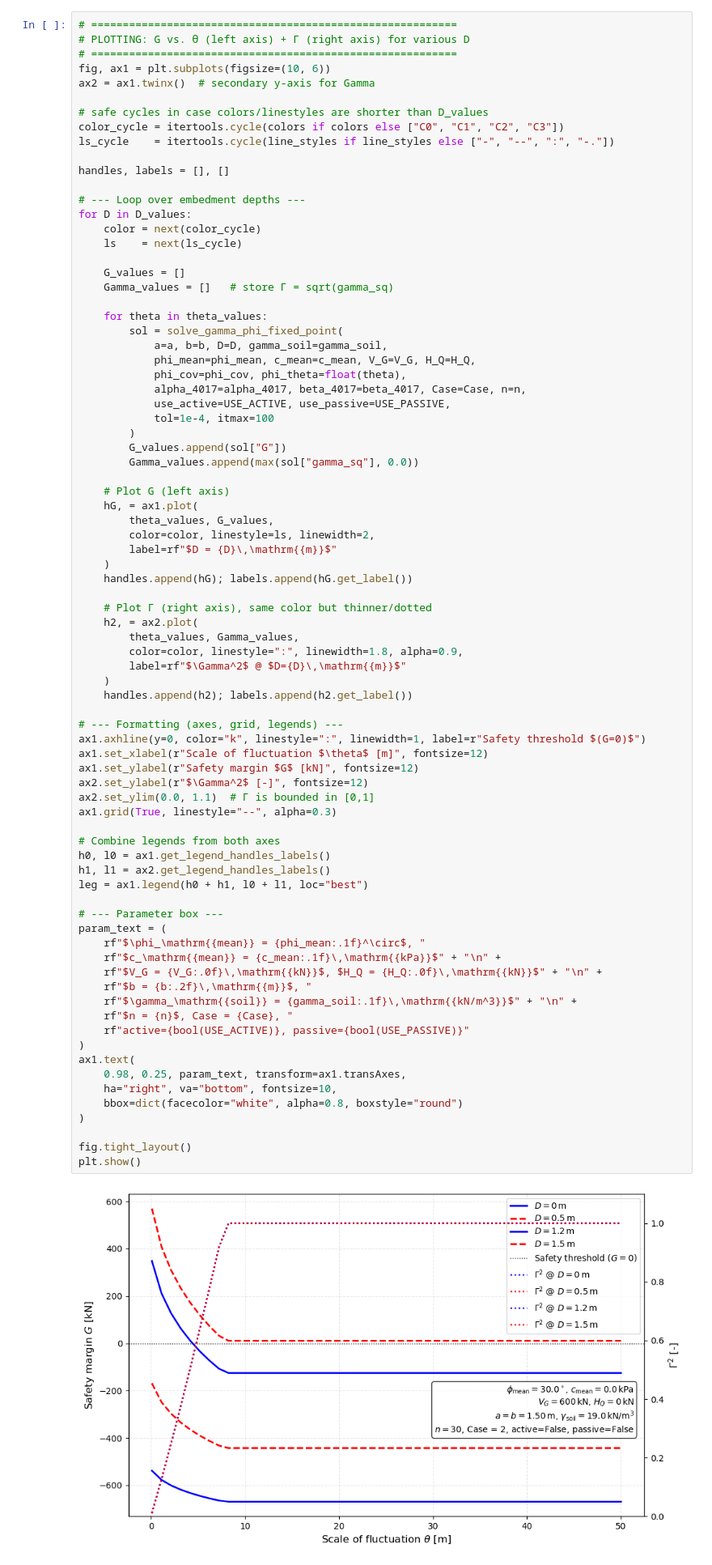
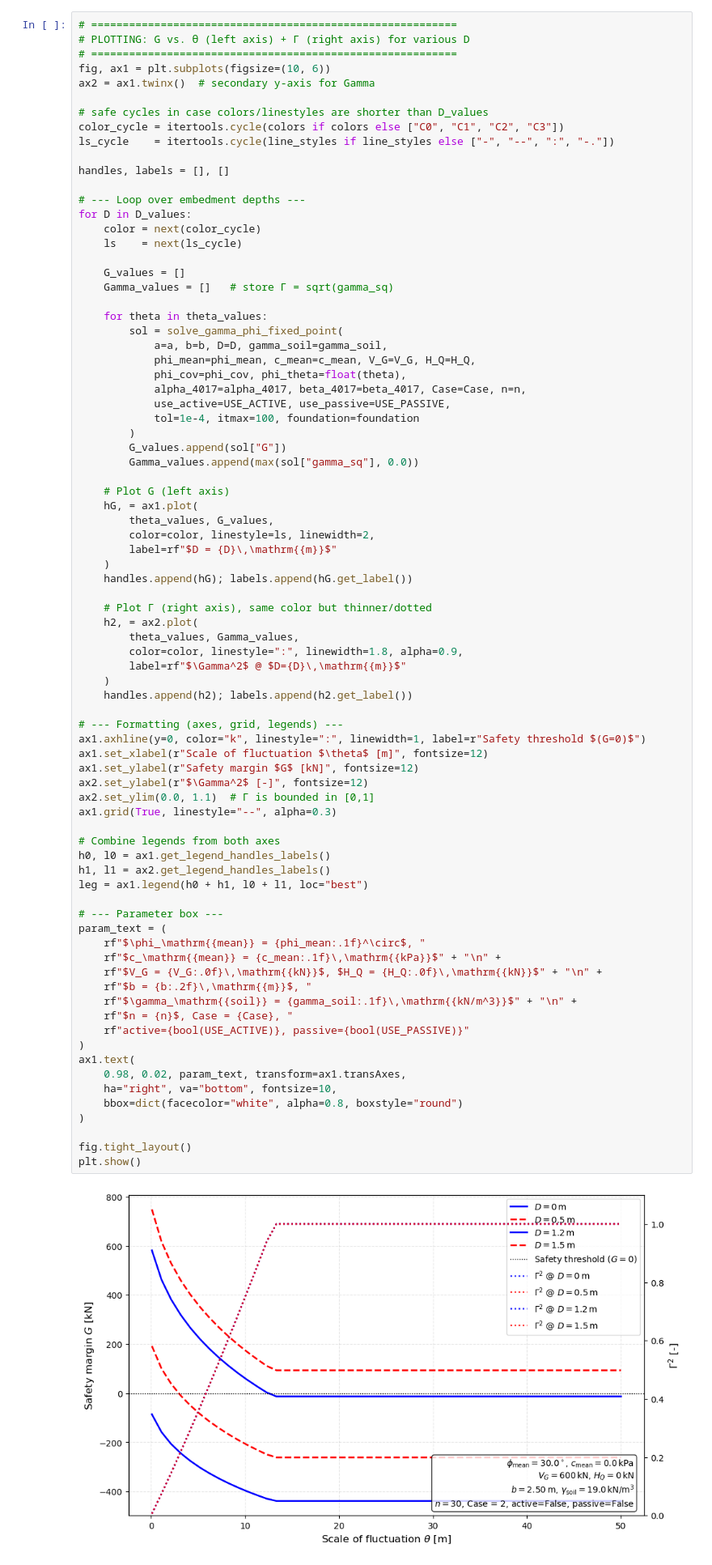
Before and after one commit to glorkcy/reliability_SOF, a Jupyter notebook: grundbruch_foundation.ipynb, the cells around one changed output. Shown at 81% size. Drawn from its saved outputs; the diff is of its cells as text.

Commit message:
Added strip foundation cases

```diff
--- a/grundbruch_foundation.ipynb
+++ b/grundbruch_foundation.ipynb
@@ -389,7 +404,7 @@ for D in D_values:
             phi_cov=phi_cov, phi_theta=float(theta),
             alpha_4017=alpha_4017, beta_4017=beta_4017, Case=Case, n=n,
             use_active=USE_ACTIVE, use_passive=USE_PASSIVE,
-            tol=1e-4, itmax=100
+            tol=1e-4, itmax=100, foundation=foundation
         )
         G_values.append(sol["G"])
         Gamma_values.append(max(sol["gamma_sq"], 0.0))
@@ -414,35 +429,35 @@ for D in D_values:
 ax1.axhline(y=0, color="k", linestyle=":", linewidth=1, label=r"Safety threshold $(G=0)$")
 ax1.set_xlabel(r"Scale of fluctuation $\theta$ [m]", fontsize=12)
 ax1.set_ylabel(r"Safety margin $G$ [kN]", fontsize=12)
 ax2.set_ylabel(r"$\Gamma^2$ [-]", fontsize=12)
 ax2.set_ylim(0.0, 1.1)  # Γ is bounded in [0,1]
 ax1.grid(True, linestyle="--", alpha=0.3)
 
 # Combine legends from both axes
 h0, l0 = ax1.get_legend_handles_labels()
 h1, l1 = ax2.get_legend_handles_labels()
 leg = ax1.legend(h0 + h1, l0 + l1, loc="best")
 
 # --- Parameter box ---
 param_text = (
     rf"$\phi_\mathrm{{mean}} = {phi_mean:.1f}^\circ$, "
     rf"$c_\mathrm{{mean}} = {c_mean:.1f}\,\mathrm{{kPa}}$" + "\n" +
     rf"$V_G = {V_G:.0f}\,\mathrm{{kN}}$, $H_Q = {H_Q:.0f}\,\mathrm{{kN}}$" + "\n" +
     rf"$b = {b:.2f}\,\mathrm{{m}}$, "
     rf"$\gamma_\mathrm{{soil}} = {gamma_soil:.1f}\,\mathrm{{kN/m^3}}$" + "\n" +
     rf"$n = {n}$, Case = {Case}, "
     rf"active={bool(USE_ACTIVE)}, passive={bool(USE_PASSIVE)}"
 )
 ax1.text(
-    0.98, 0.25, param_text, transform=ax1.transAxes,
+    0.98, 0.02, param_text, transform=ax1.transAxes,
     ha="right", va="bottom", fontsize=10,
     bbox=dict(facecolor="white", alpha=0.8, boxstyle="round")
 )
 
 fig.tight_layout()
 plt.show()
 # %% [output]
-[figure, old version]
+[figure, new version]
 # %%
 # plt.figure(figsize=(10, 6))
 
```
Also changed, not shown: parts of 3 cells of this notebook.
